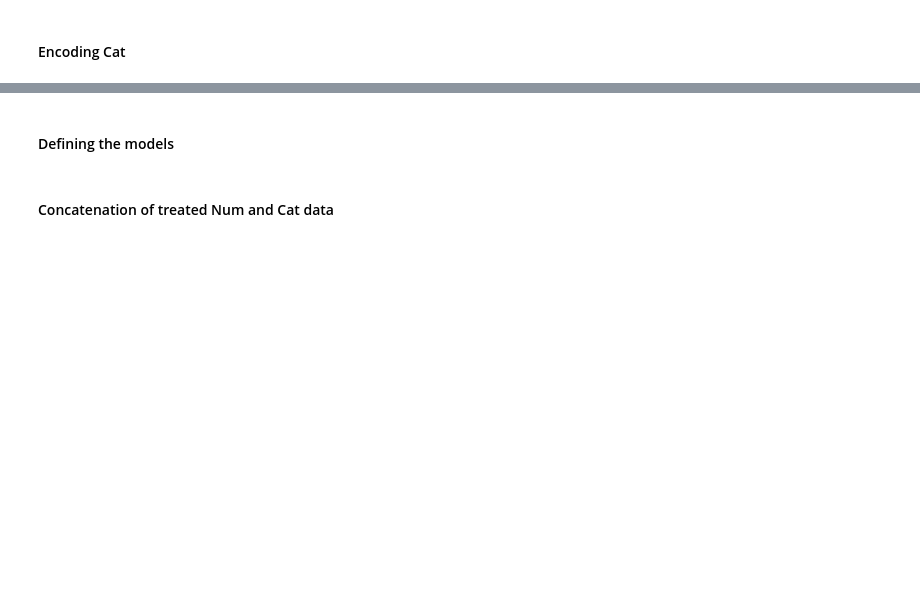
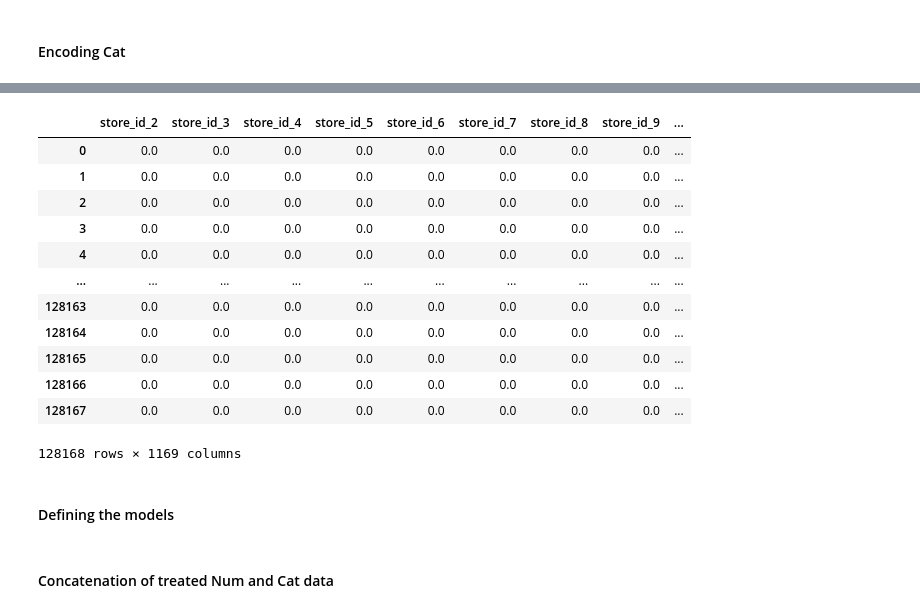
Before and after one commit to LuckyGardel/Predicting-Storage-Sales---IronKaggle, a Jupyter notebook: Iron Kaggle - LAB.ipynb, the cells around one changed output, grey strips where cells are left out. Cells and saved outputs as stored; diff of their text form; code cells hidden in the pictures; blank space fills up the shorter version.

```diff
--- a/Iron Kaggle - LAB.ipynb
+++ b/Iron Kaggle - LAB.ipynb
@@ -170,3 +225,19 @@ ordinal_test = categoricals_test[['store_id', 'day_of_week', 'open', "promotion"
+# %%
+categorical_test_encoded
+# %% [output]
+|  | store_id_2 | store_id_3 | store_id_4 | store_id_5 | store_id_6 | store_id_7 | store_id_8 | store_id_9 | ... |
+| 0 | 0.0 | 0.0 | 0.0 | 0.0 | 0.0 | 0.0 | 0.0 | 0.0 | ... |
+| 1 | 0.0 | 0.0 | 0.0 | 0.0 | 0.0 | 0.0 | 0.0 | 0.0 | ... |
+| 2 | 0.0 | 0.0 | 0.0 | 0.0 | 0.0 | 0.0 | 0.0 | 0.0 | ... |
+| 3 | 0.0 | 0.0 | 0.0 | 0.0 | 0.0 | 0.0 | 0.0 | 0.0 | ... |
+| 4 | 0.0 | 0.0 | 0.0 | 0.0 | 0.0 | 0.0 | 0.0 | 0.0 | ... |
+| ... | ... | ... | ... | ... | ... | ... | ... | ... | ... |
+| 128163 | 0.0 | 0.0 | 0.0 | 0.0 | 0.0 | 0.0 | 0.0 | 0.0 | ... |
+| 128164 | 0.0 | 0.0 | 0.0 | 0.0 | 0.0 | 0.0 | 0.0 | 0.0 | ... |
+| 128165 | 0.0 | 0.0 | 0.0 | 0.0 | 0.0 | 0.0 | 0.0 | 0.0 | ... |
+| 128166 | 0.0 | 0.0 | 0.0 | 0.0 | 0.0 | 0.0 | 0.0 | 0.0 | ... |
+| 128167 | 0.0 | 0.0 | 0.0 | 0.0 | 0.0 | 0.0 | 0.0 | 0.0 | ... |
+128168 rows × 1169 columns
 # %%
 from sklearn.linear_model import LinearRegression
 from sklearn.tree import DecisionTreeRegressor
```
Also changed, not shown: parts of 26 cells of this notebook.
